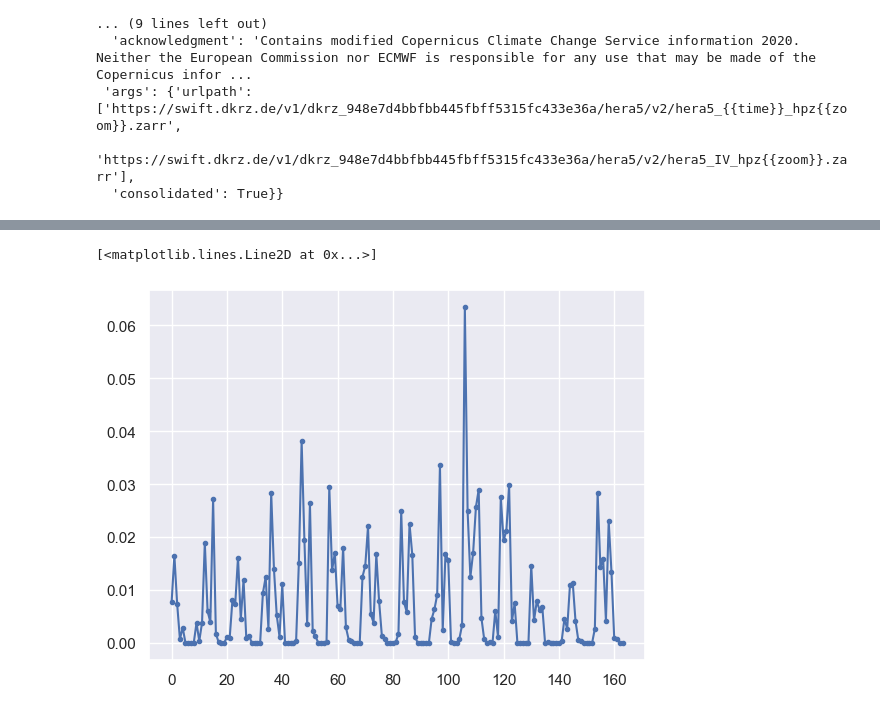
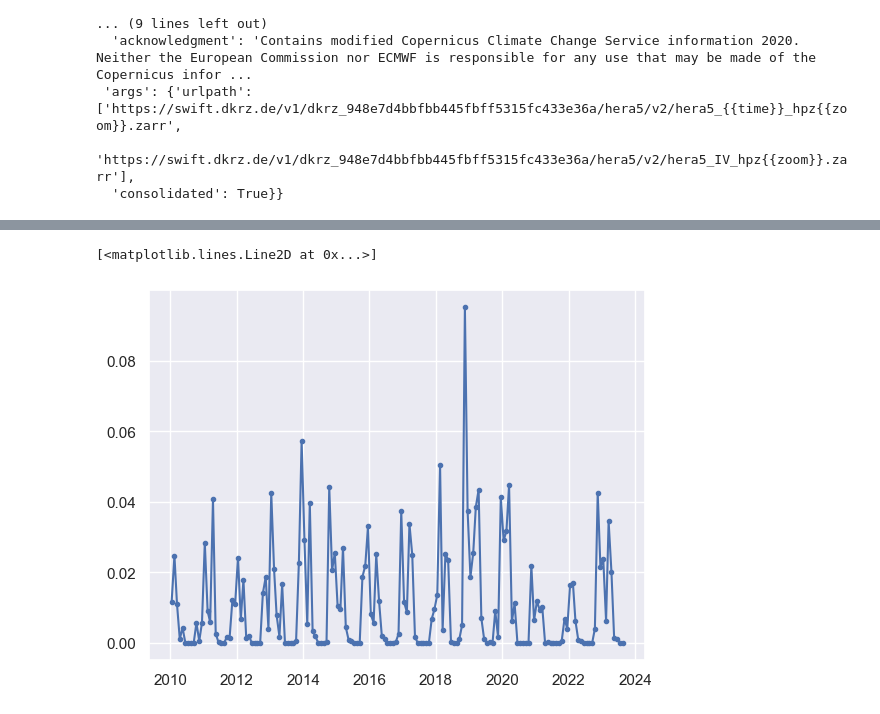
Before and after one commit to csc-training/summerschool-climate-weather, a Jupyter notebook: result-evaluation/docs/examples.ipynb, the cells around one changed output, grey strips where cells are left out. Saved outputs shown, nothing was run; the diff lists cells and outputs as text; code cells hidden in the pictures.

```diff
--- a/result-evaluation/docs/examples.ipynb
+++ b/result-evaluation/docs/examples.ipynb
@@ -103,8 +115,8 @@ hera_hourly.tp.isel(cell=4000,time=slice(1,2400)).plot()
 # %%
-plt.plot(hera.tp.isel(cell=4000)*20, '.-')
+plt.plot(hera.time, hera.tp.isel(cell=4000)*30, '.-')
 # %% [output]
 [<matplotlib.lines.Line2D at 0x...>]
-[figure, old version]
+[figure, new version]
 # %%
 hsum = hera_hourly.isel(cell=4000).coarsen(time=24, boundary='trim').sum()
 # %%
```
Also changed, not shown: parts of 14 cells of this notebook, 1 other file.
